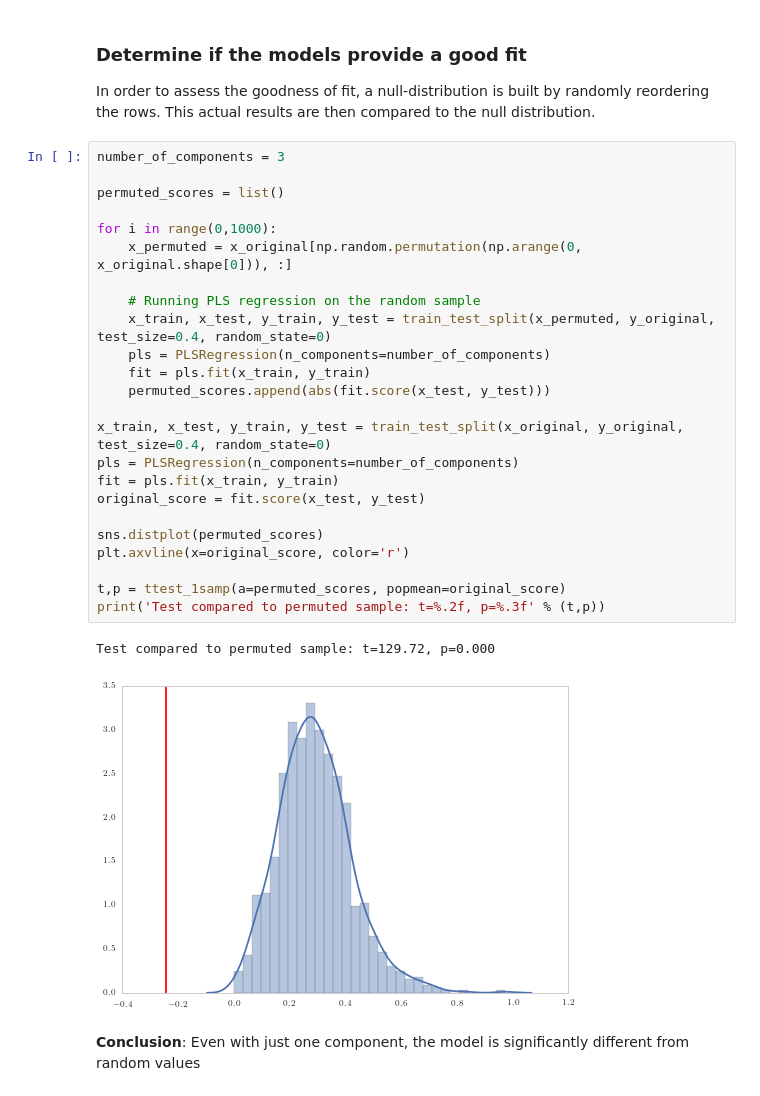
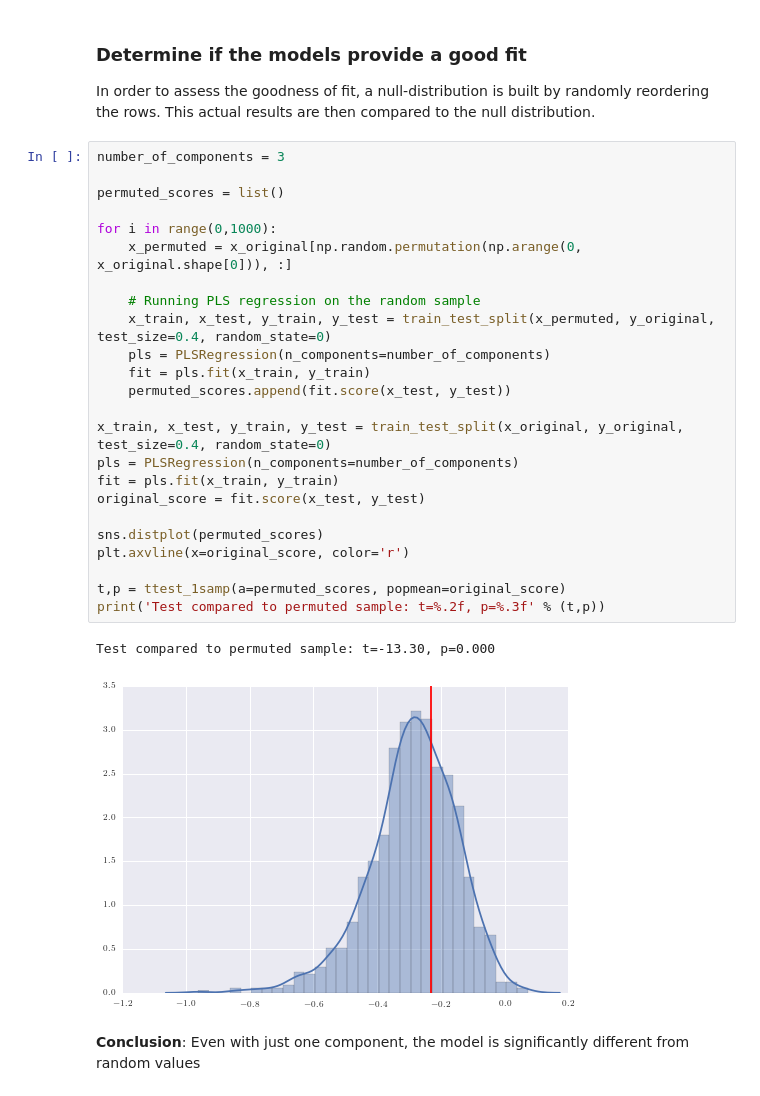
Before and after one commit to luigiam/Conners_analysis, a Jupyter notebook: Conners_Connectome_PLS.ipynb, the cells around one changed output. Drawn from its saved outputs; the diff is of its cells as text.

Commit message:
fix bug in the permutation test

```diff
--- a/Conners_Connectome_PLS.ipynb
+++ b/Conners_Connectome_PLS.ipynb
@@ -115,30 +117,30 @@ In order to assess the goodness of fit, a null-distribution is built by randomly
 # %%
 number_of_components = 3
 
 permuted_scores = list()
 
 for i in range(0,1000):
     x_permuted = x_original[np.random.permutation(np.arange(0, x_original.shape[0])), :]
 
     # Running PLS regression on the random sample
     x_train, x_test, y_train, y_test = train_test_split(x_permuted, y_original, test_size=0.4, random_state=0)
     pls = PLSRegression(n_components=number_of_components)
     fit = pls.fit(x_train, y_train)
-    permuted_scores.append(abs(fit.score(x_test, y_test)))
+    permuted_scores.append(fit.score(x_test, y_test))
 
 x_train, x_test, y_train, y_test = train_test_split(x_original, y_original, test_size=0.4, random_state=0)
 pls = PLSRegression(n_components=number_of_components)
 fit = pls.fit(x_train, y_train)
 original_score = fit.score(x_test, y_test)
 
 sns.distplot(permuted_scores)
 plt.axvline(x=original_score, color='r')
 
 t,p = ttest_1samp(a=permuted_scores, popmean=original_score)
 print('Test compared to permuted sample: t=%.2f, p=%.3f' % (t,p))
 # %% [output]
-Test compared to permuted sample: t=129.72, p=0.000
+Test compared to permuted sample: t=-13.30, p=0.000
-[figure, old version]
+[figure, new version]
 # %% [markdown]
 **Conclusion**: Even with just one component, the model is significantly different from random values
 # %% [markdown]
```
Also changed, not shown: parts of 2 cells of this notebook, 1 other file.
